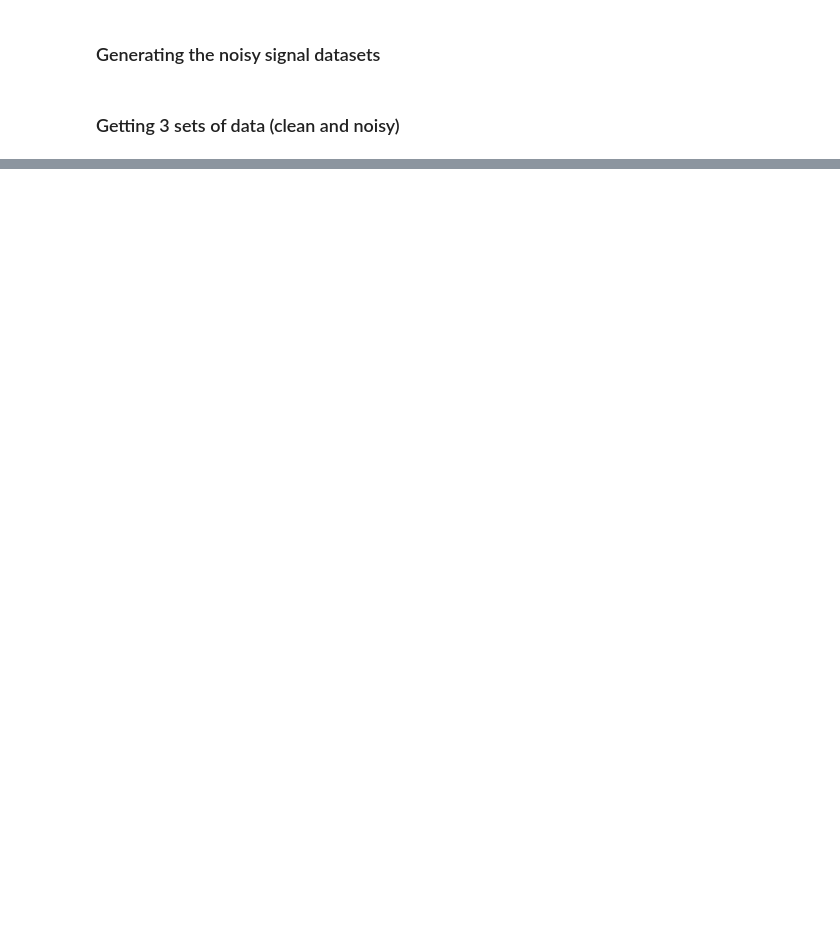
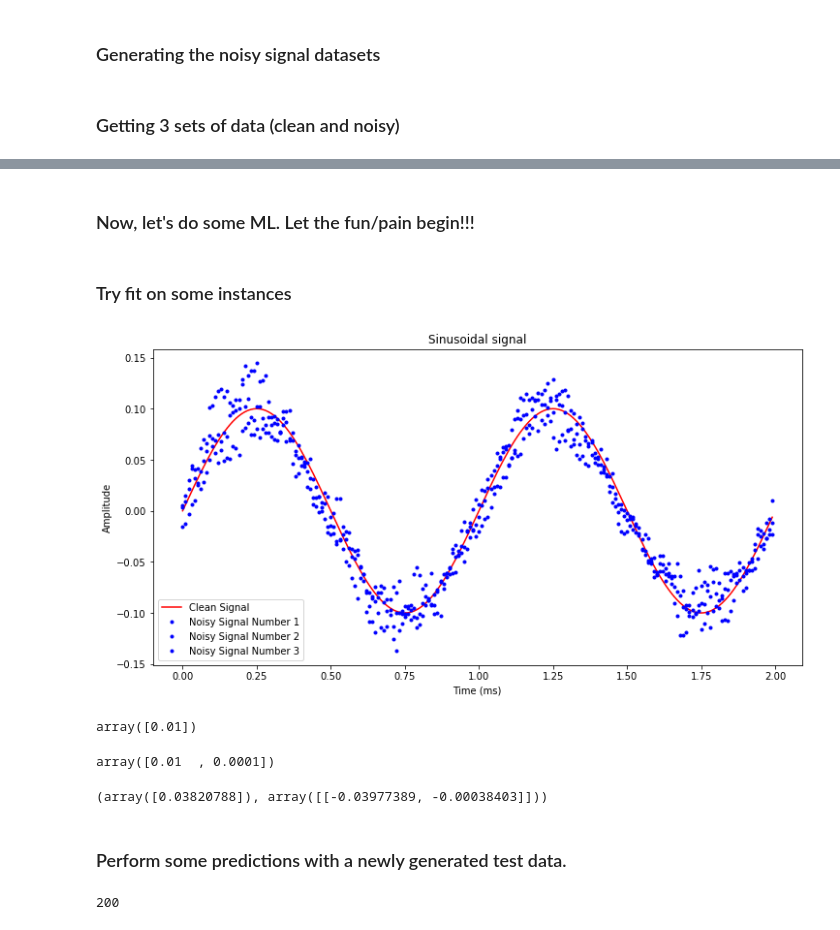
Before and after one commit to yusufraji/Noisy-Signal, a Jupyter notebook: noisy_signal.ipynb, the cells around one changed output, grey strips where cells are left out. Cells and saved outputs as stored; diff of their text form; code cells hidden in the pictures; blank space fills up the shorter version.

```diff
--- a/noisy_signal.ipynb
+++ b/noisy_signal.ipynb
@@ -111,0 +115,19 @@ plot_signals(some_data)
+# %% [markdown]
+### Now, let's do some ML. Let the fun/pain begin!!!
+# %% [markdown]
+### Try fit on some instances
+# %%
+X = some_data[0].T[0]
+Y = some_data[0].T[1]
+for _ in range(len(some_data)):
+    if _ == 0:
+        plt.plot(some_data[_].T[0], some_data[_].T[2], 'r', label = 'Clean Signal ')
+
+    plt.plot(some_data[_].T[0], some_data[_].T[1], "b.", label = 'Noisy Signal Number ' + str(_+1))
+    plt.ylabel("Amplitude")
+    plt.xlabel("Time (ms)")
+    plt.title("Sinusoidal signal")
+    plt.legend(loc = 'lower left')
+plt.show()
+# %% [output]
+[figure, added]
@@ -111,0 +139,21 @@ plot_signals(some_data)
+# %%
+from sklearn.preprocessing import PolynomialFeatures
+from sklearn.linear_model import LinearRegression
+poly_features = PolynomialFeatures(degree=2, include_bias=False)
+X_poly = poly_features.fit_transform(X)
+
+X[1]
+# %% [output]
+array([0.01])
+# %%
+X_poly[1]
+# %% [output]
+array([0.01  , 0.0001])
+# %%
+lin_reg = LinearRegression()
+lin_reg.fit(X_poly, Y)
+lin_reg.intercept_, lin_reg.coef_
+# %% [output]
+(array([0.03820788]), array([[-0.03977389, -0.00038403]]))
+# %% [markdown]
+### Perform some predictions with a newly generated test data.
@@ -111,0 +178,4 @@ plot_signals(some_data)
+# %%
+len(cnse)
+# %% [output]
+200
```
Also changed, not shown: parts of 15 cells of this notebook.
